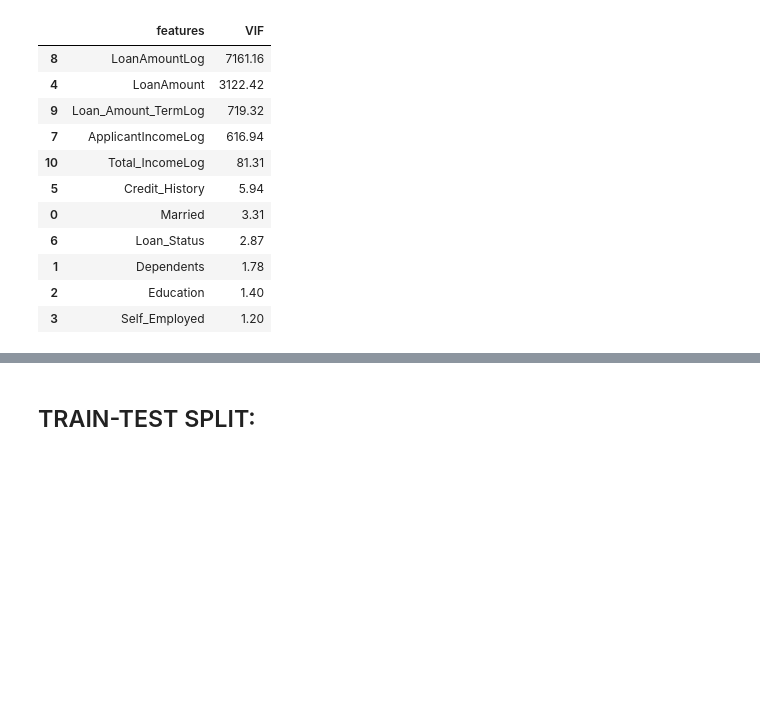
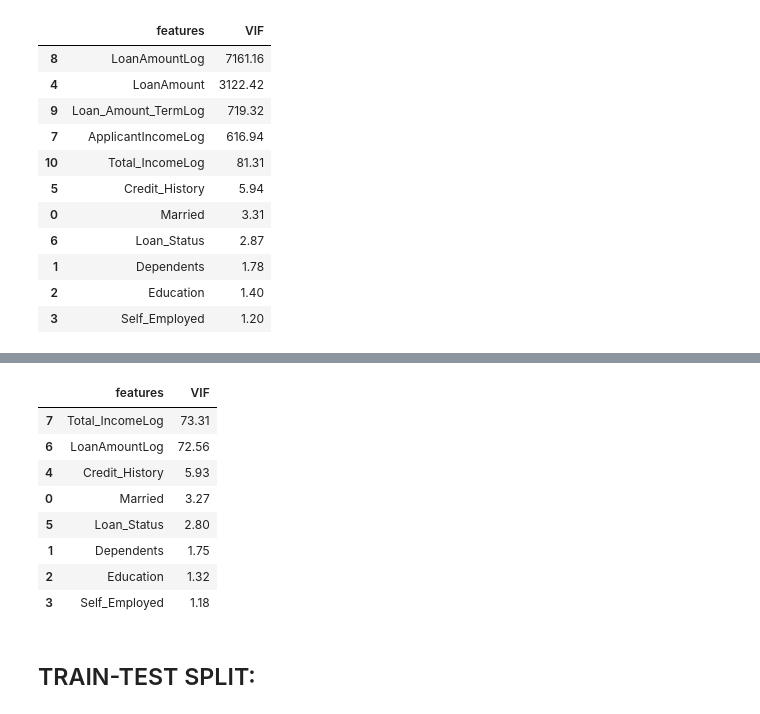
Before and after one commit to omkalivenkat/Loan-Predication, a Jupyter notebook: Loan Predication Python Code.ipynb, the cells around one changed output, grey strips where cells are left out. Saved outputs shown, nothing was run; the diff lists cells and outputs as text; code cells hidden in the pictures; blank space fills up the shorter version.

```diff
--- a/Loan Predication Python Code.ipynb
+++ b/Loan Predication Python Code.ipynb
@@ -570,3 +596,15 @@ vif(df)
+# %%
+vif(df)
+# %% [output]
+|  | features | VIF |
+| 7 | Total_IncomeLog | 73.31 |
+| 6 | LoanAmountLog | 72.56 |
+| 4 | Credit_History | 5.93 |
+| 0 | Married | 3.27 |
+| 5 | Loan_Status | 2.80 |
+| 1 | Dependents | 1.75 |
+| 2 | Education | 1.32 |
+| 3 | Self_Employed | 1.18 |
 # %% [markdown]
 ## TRAIN-TEST SPLIT:
 # %%
```
Also changed, not shown: parts of 10 cells of this notebook.
